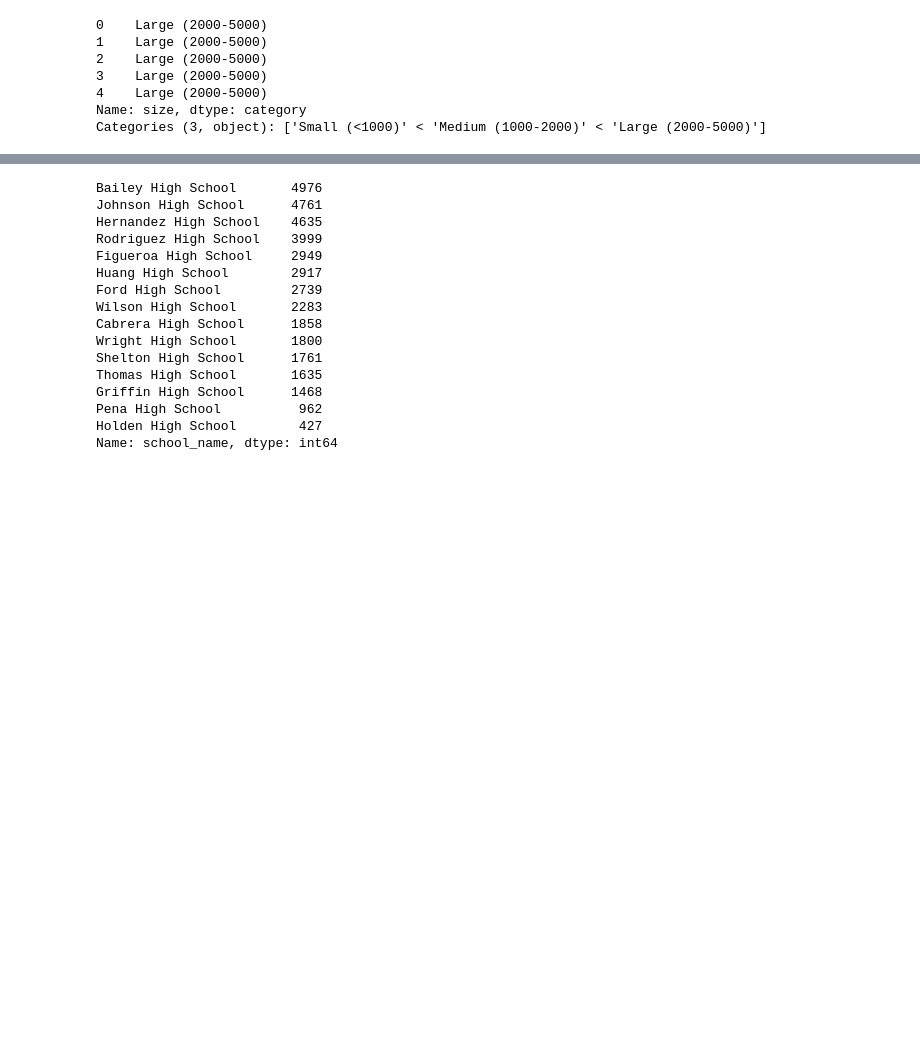
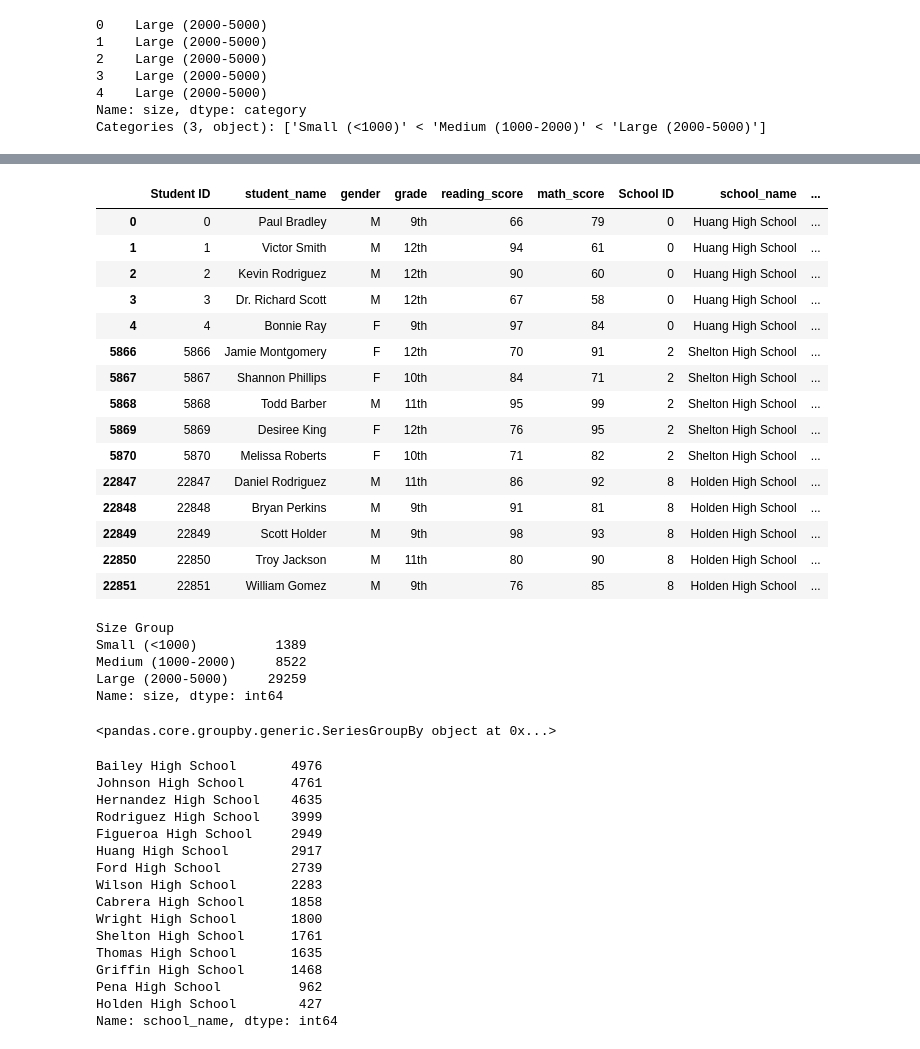
Before and after one commit to mbarrera2020/pandas-challenge, a Jupyter notebook: PyCitySchools/mainPyCitySchools-backup.ipynb, the cells around one changed output, grey strips where cells are left out. Saved outputs shown, nothing was run; the diff lists cells and outputs as text; code cells hidden in the pictures; blank space fills up the shorter version.

Commit message:
pandas-challenge modification
20210117 - updated main file

```diff
--- a/PyCitySchools/mainPyCitySchools-backup.ipynb
+++ b/PyCitySchools/mainPyCitySchools-backup.ipynb
@@ -733,3 +735,7 @@ pd.cut(ss_df["size"], bins, labels=group_labels).head()
 4    Large (2000-5000)
 Name: size, dtype: category
 Categories (3, object): ['Small (<1000)' < 'Medium (1000-2000)' < 'Large (2000-5000)']
+# %%
+# Place the data series into a new column inside of the DataFrame
+ss_df["Size Group"] = pd.cut(ss_df["size"], bins, labels=group_labels)
+ss_df.head()
@@ -736,3 +754,40 @@ Categories (3, object): ['Small (<1000)' < 'Medium (1000-2000)' < 'Large (2000-5
+# %%
+# Create a GroupBy object based upon "size"
+sch_size_group = ss_df.groupby("Size Group")
+sch_size_group.head()
+# %% [output]
+|  | Student ID | student_name | gender | grade | reading_score | math_score | School ID | school_name | ... |
+| 0 | 0 | Paul Bradley | M | 9th | 66 | 79 | 0 | Huang High School | ... |
+| 1 | 1 | Victor Smith | M | 12th | 94 | 61 | 0 | Huang High School | ... |
+| 2 | 2 | Kevin Rodriguez | M | 12th | 90 | 60 | 0 | Huang High School | ... |
+| 3 | 3 | Dr. Richard Scott | M | 12th | 67 | 58 | 0 | Huang High School | ... |
+| 4 | 4 | Bonnie Ray | F | 9th | 97 | 84 | 0 | Huang High School | ... |
+| 5866 | 5866 | Jamie Montgomery | F | 12th | 70 | 91 | 2 | Shelton High School | ... |
+| 5867 | 5867 | Shannon Phillips | F | 10th | 84 | 71 | 2 | Shelton High School | ... |
+| 5868 | 5868 | Todd Barber | M | 11th | 95 | 99 | 2 | Shelton High School | ... |
+| 5869 | 5869 | Desiree King | F | 12th | 76 | 95 | 2 | Shelton High School | ... |
+| 5870 | 5870 | Melissa Roberts | F | 10th | 71 | 82 | 2 | Shelton High School | ... |
+| 22847 | 22847 | Daniel Rodriguez | M | 11th | 86 | 92 | 8 | Holden High School | ... |
+| 22848 | 22848 | Bryan Perkins | M | 9th | 91 | 81 | 8 | Holden High School | ... |
+| 22849 | 22849 | Scott Holder | M | 9th | 98 | 93 | 8 | Holden High School | ... |
+| 22850 | 22850 | Troy Jackson | M | 11th | 80 | 90 | 8 | Holden High School | ... |
+| 22851 | 22851 | William Gomez | M | 9th | 76 | 85 | 8 | Holden High School | ... |
+# %%
+# Find how many rows fall into each bin
+print(sch_size_group["size"].count())
+# %% [output]
+Size Group
+Small (<1000)          1389
+Medium (1000-2000)     8522
+Large (2000-5000)     29259
+Name: size, dtype: int64
+# %%
+# Get the average of each column within the GroupBy object
+#sch_size_group[["size", "budget"]].mean()
+
+sch_size_group["budget"]
+# %% [output]
+<pandas.core.groupby.generic.SeriesGroupBy object at 0x...>
 # %%
 # Count how many students per high school
 hs_student_counts = ss_df["school_name"].value_counts()
```
Also changed, not shown: parts of 22 cells of this notebook, 2 other files.
